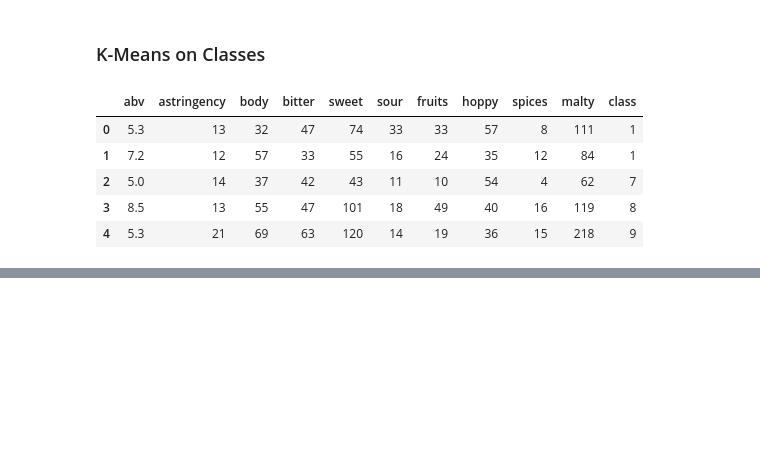
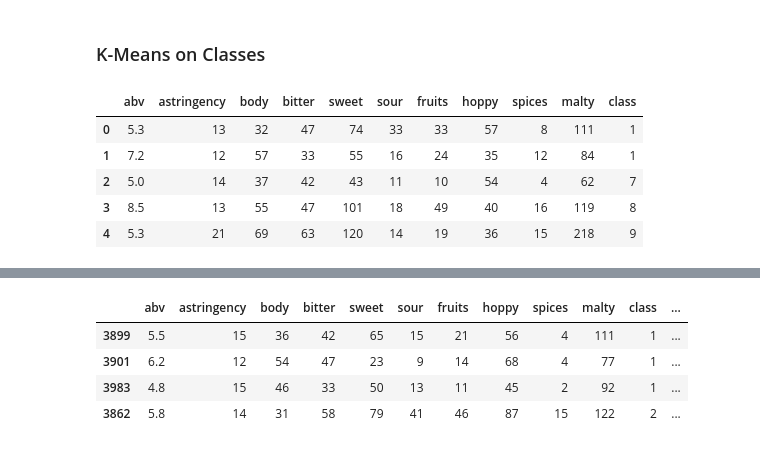
Before and after one commit to curtissmith291/final_project, a Jupyter notebook: EDA_kmeans.ipynb, the cells around one changed output, grey strips where cells are left out. Cells and saved outputs as stored; diff of their text form; code cells hidden in the pictures; blank space fills up the shorter version.

```diff
--- a/EDA_kmeans.ipynb
+++ b/EDA_kmeans.ipynb
@@ -250,0 +364,8 @@ df_with_subclasses
+# %%
+results_df[results_df["beer_name_lower"] == "amber ale"]
+# %% [output]
+|  | abv | astringency | body | bitter | sweet | sour | fruits | hoppy | spices | malty | class | ... |
+| 3899 | 5.5 | 15 | 36 | 42 | 65 | 15 | 21 | 56 | 4 | 111 | 1 | ... |
+| 3901 | 6.2 | 12 | 54 | 47 | 23 | 9 | 14 | 68 | 4 | 77 | 1 | ... |
+| 3983 | 4.8 | 15 | 46 | 33 | 50 | 13 | 11 | 45 | 2 | 92 | 1 | ... |
+| 3862 | 5.8 | 14 | 31 | 58 | 79 | 41 | 46 | 87 | 15 | 122 | 2 | ... |
```
Also changed, not shown: parts of 9 cells of this notebook, 4 other files.
